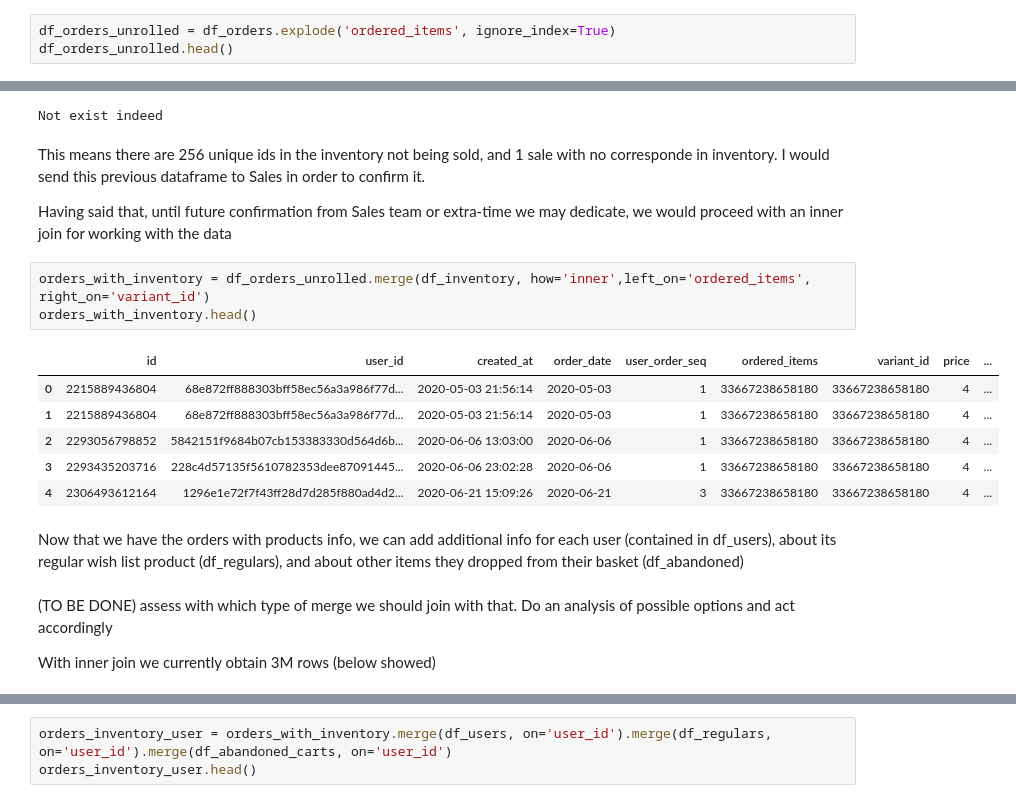
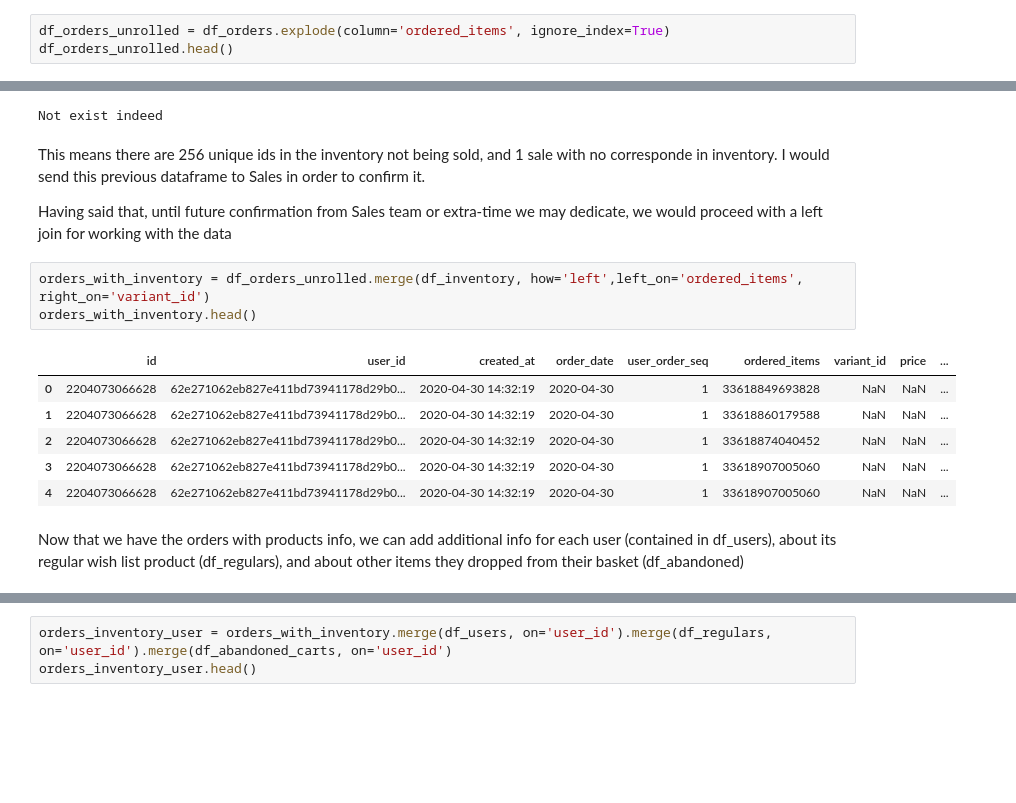
Before and after one commit to dan1dr/zrive-ds, a Jupyter notebook: src/module_2/module_2_part1.ipynb, the cells around one changed output, grey strips where cells are left out. Saved outputs shown, nothing was run; the diff lists cells and outputs as text; blank space fills up the shorter version.

```diff
--- a/src/module_2/module_2_part1.ipynb
+++ b/src/module_2/module_2_part1.ipynb
@@ -269,7 +273,7 @@ After taking a look at all tables, seems that user_id it is the primary key acro
 
 With the current magnitude of data, I see no problems for joining the df_orders (which contains the orders) with the inventory data using variant_id. Now, since we have several variant_id inside df_orders, we would need to unroll them and have one per row, but keeping items bought together with same identificator id. With that, we would have info about all the orders and its corresponding info from the inventory with price and type of product purchased.
 # %%
-df_orders_unrolled = df_orders.explode('ordered_items', ignore_index=True)
+df_orders_unrolled = df_orders.explode(column='ordered_items', ignore_index=True)
 df_orders_unrolled.head()
 # %% [output]
 |  | id | user_id | created_at | order_date | user_order_seq | ordered_items |
@@ -364,20 +368,16 @@ Not exist indeed
 # %% [markdown]
 This means there are 256 unique ids in the inventory not being sold, and 1 sale with no corresponde in inventory. I would send this previous dataframe to Sales in order to confirm it.
 
-Having said that, until future confirmation from Sales team or extra-time we may dedicate, we would proceed with an inner join for working with the data
+Having said that, until future confirmation from Sales team or extra-time we may dedicate, we would proceed with a left join for working with the data
 # %%
-orders_with_inventory = df_orders_unrolled.merge(df_inventory, how='inner',left_on='ordered_items', right_on='variant_id')
+orders_with_inventory = df_orders_unrolled.merge(df_inventory, how='left',left_on='ordered_items', right_on='variant_id')
 orders_with_inventory.head()
 # %% [output]
 |  | id | user_id | created_at | order_date | user_order_seq | ordered_items | variant_id | price | ... |
-| 0 | 2215889436804 | 68e872ff888303bff58ec56a3a986f77d... | 2020-05-03 21:56:14 | 2020-05-03 | 1 | 33667238658180 | 33667238658180 | 4 | ... |
-| 1 | 2215889436804 | 68e872ff888303bff58ec56a3a986f77d... | 2020-05-03 21:56:14 | 2020-05-03 | 1 | 33667238658180 | 33667238658180 | 4 | ... |
-| 2 | 2293056798852 | 5842151f9684b07cb153383330d564d6b... | 2020-06-06 13:03:00 | 2020-06-06 | 1 | 33667238658180 | 33667238658180 | 4 | ... |
-| 3 | 2293435203716 | 228c4d57135f5610782353dee87091445... | 2020-06-06 23:02:28 | 2020-06-06 | 1 | 33667238658180 | 33667238658180 | 4 | ... |
-| 4 | 2306493612164 | 1296e1e72f7f43ff28d7d285f880ad4d2... | 2020-06-21 15:09:26 | 2020-06-21 | 3 | 33667238658180 | 33667238658180 | 4 | ... |
+| 0 | 2204073066628 | 62e271062eb827e411bd73941178d29b0... | 2020-04-30 14:32:19 | 2020-04-30 | 1 | 33618849693828 | NaN | NaN | ... |
+| 1 | 2204073066628 | 62e271062eb827e411bd73941178d29b0... | 2020-04-30 14:32:19 | 2020-04-30 | 1 | 33618860179588 | NaN | NaN | ... |
+| 2 | 2204073066628 | 62e271062eb827e411bd73941178d29b0... | 2020-04-30 14:32:19 | 2020-04-30 | 1 | 33618874040452 | NaN | NaN | ... |
+| 3 | 2204073066628 | 62e271062eb827e411bd73941178d29b0... | 2020-04-30 14:32:19 | 2020-04-30 | 1 | 33618907005060 | NaN | NaN | ... |
+| 4 | 2204073066628 | 62e271062eb827e411bd73941178d29b0... | 2020-04-30 14:32:19 | 2020-04-30 | 1 | 33618907005060 | NaN | NaN | ... |
 # %% [markdown]
 Now that we have the orders with products info, we can add additional info for each user (contained in df_users), about its regular wish list product (df_regulars), and about other items they dropped from their basket (df_abandoned)
-# %% [markdown]
-(TO BE DONE) assess with which type of merge we should join with that. Do an analysis of possible options and act accordingly
-
-With inner join we currently obtain 3M rows (below showed)
```
Also changed, not shown: parts of 17 cells of this notebook, 2 other files.
